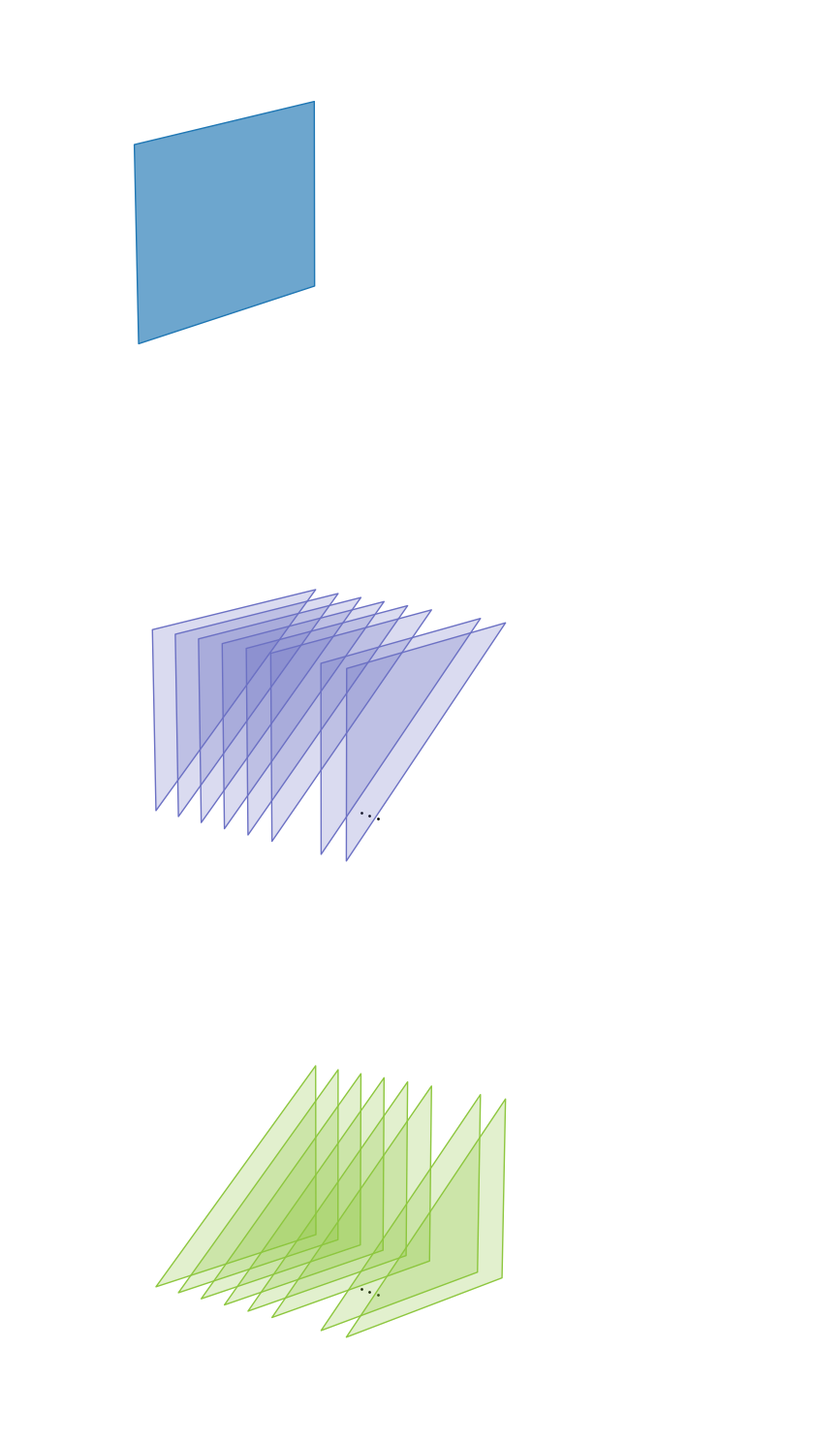
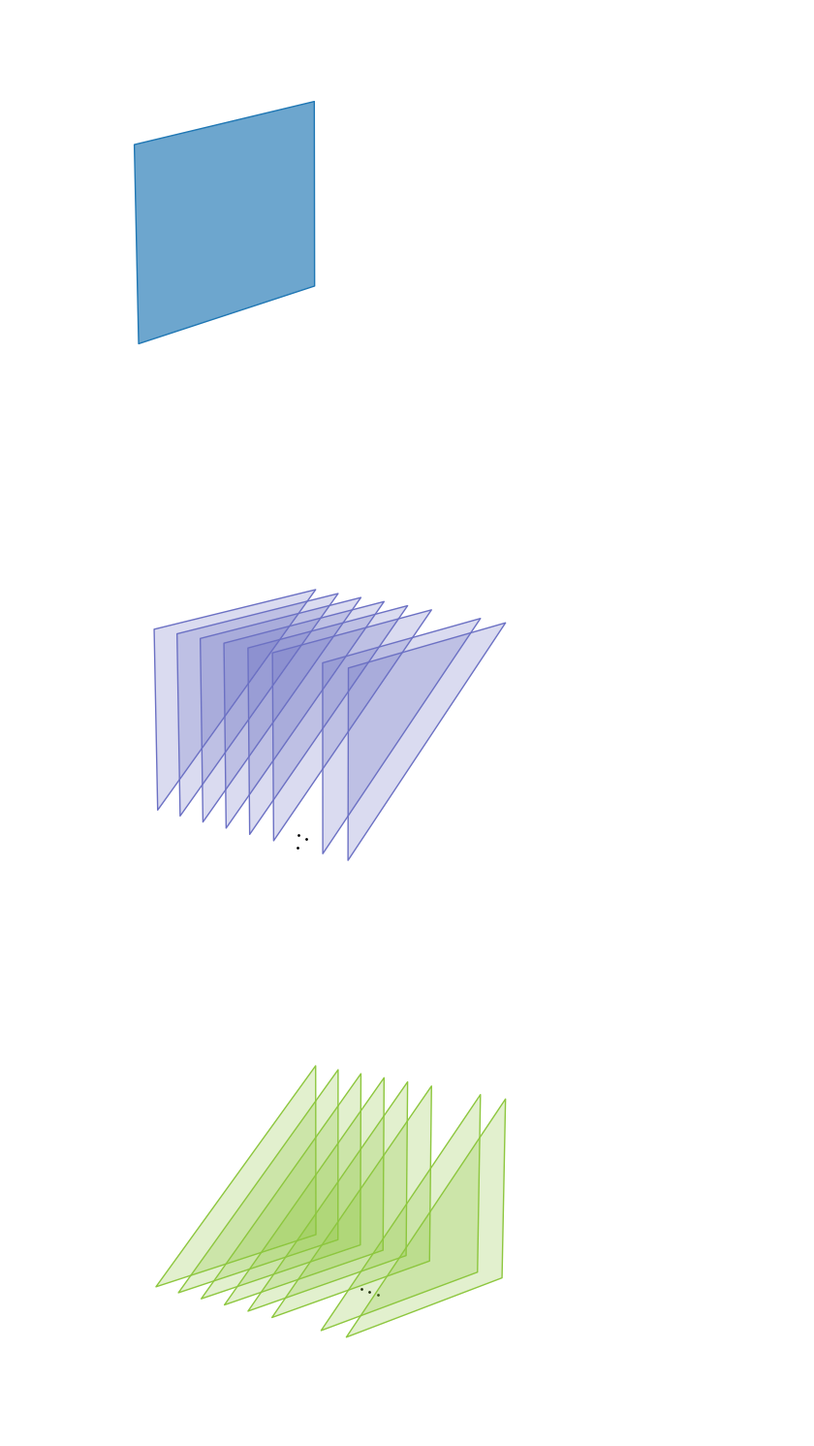
Before and after one commit to Nikoleta-v3/conditional-cooperation-with-longer-memory, a Jupyter notebook: notebooks/B. Figures for Presentations.ipynb, the cells around one changed output. Shown at 97% size. Cells and saved outputs as stored; diff of their text form; code cells hidden in the pictures.

```diff
--- a/notebooks/B. Figures for Presentations.ipynb
+++ b/notebooks/B. Figures for Presentations.ipynb
@@ -301,37 +301,37 @@ ax = fig.add_subplot(131, projection='3d')
 # ax.set_zticklabels([0, "", 1])
 
 
 # ax.annotate("$p_2$", (-0.03, -0.073), fontsize=15)
 # ax.annotate("$p_3$", (.065, -0.055), fontsize=15)
 # ax.annotate("$p_4$", (.08, 0.003), fontsize=15)
 
 ax.axis('off')
 
 ax.view_init(15, -50)
 
 for x in [0.   , 0.125, 0.25 , 0.375  , 0.5, 0.625 , 0.875, 1.   ]:
 
     v = np.array([[x, 0, 0],
                   [x, 1, 0],
                   [x, 1, 1],
                   [x, 0, 1]])
 
     verts = [[v[0], v[3], v[2]]]
 
     ax.add_collection3d(Poly3DCollection(verts, facecolor='#6C71C4',
                                          linewidths=1,
                                          linestyle='-',
                                          edgecolors='#6C71C4', alpha=.25));
 
-ax.scatter(0.71, 0.5, 0, color='black', s=1)
-ax.scatter(0.66, 0.51, 0, color='black', s=1)
-ax.scatter(0.76, 0.49, 0, color='black', s=1)
+ax.scatter(0.71, 0.1, 0, color='black', s=1)
+ax.scatter(0.66, 0.11, 0, color='black', s=1)
+ax.scatter(0.76, -.01, 0, color='black', s=1)
 
 
 plt.savefig("../figures/self_reactive_n.png",
             transparent=True,  bbox_inches='tight')
 # %% [output]
-[figure, old version]
+[figure, new version]
 # %%
 fig = plt.figure(figsize=(20, 20))
 
```
